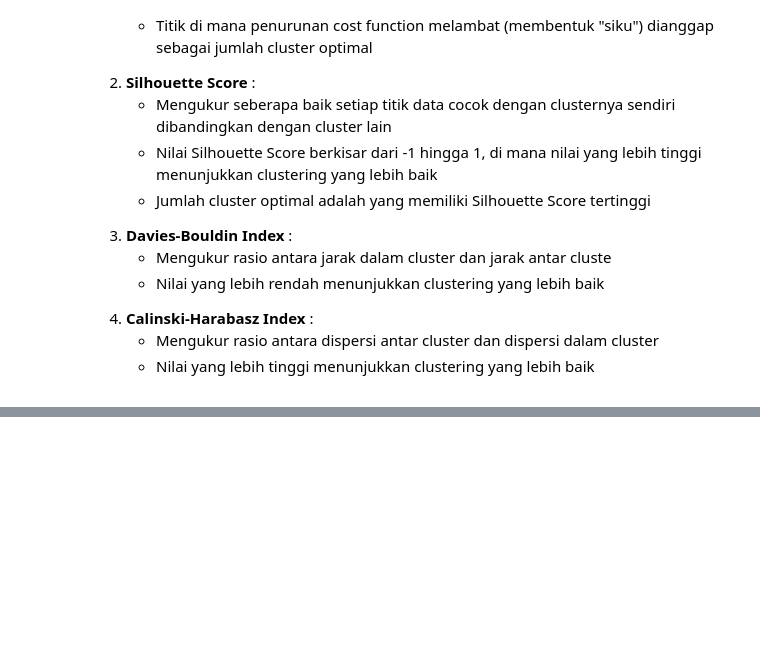
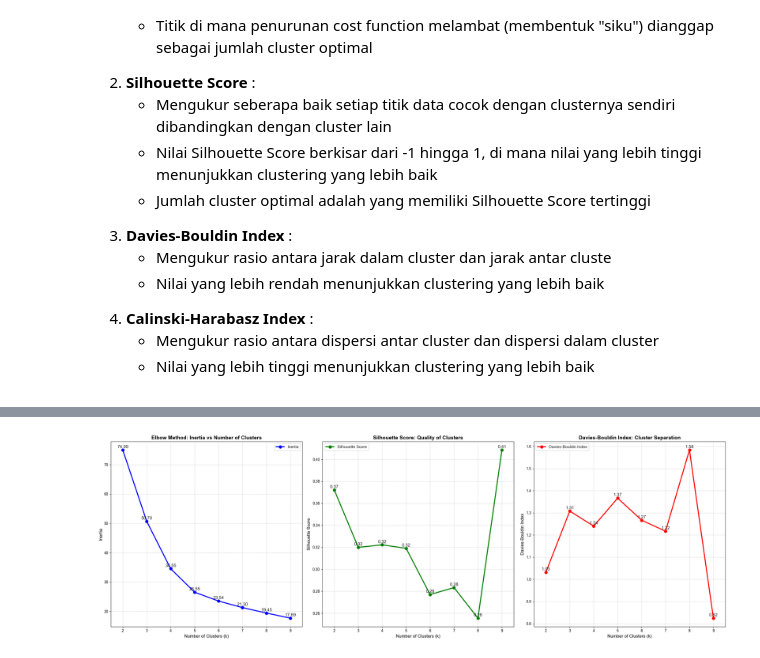
Before and after one commit to UsepSyaikalArifin/basic_machine_learning, a Jupyter notebook: data_science_in_marketing_customer_segmentation_with_python.ipynb, the cells around one changed output, grey strips where cells are left out. Cells and saved outputs as stored; diff of their text form; code cells hidden in the pictures; blank space fills up the shorter version.

Commit message:
Mencari Jumlah Cluster yang Optimal

```diff
--- a/data_science_in_marketing_customer_segmentation_with_python.ipynb
+++ b/data_science_in_marketing_customer_segmentation_with_python.ipynb
@@ -464,0 +342,93 @@ Optimal K (Davies-Bouldin Index): 5
+# %%
+# Library yang digunakan untuk clustering
+import numpy as np
+import matplotlib.pyplot as plt
+import seaborn as sns
+from sklearn.cluster import KMeans
+from kmodes.kmodes import KModes
+from kmodes.kprototypes import KPrototypes
+from sklearn.metrics import silhouette_score, davies_bouldin_score, calinski_harabasz_score
+
+# Membuat variable kolom_kategorikal
+categorical_columns = [0, 1, 2]  # Indeks kolom kategorikal
+
+# Parameter clustering
+cluster_range = range(2, 10)  # Jumlah cluster yang diuji
+
+# Menyimpan hasil evaluasi
+inertia_values = []
+silhouette_scores = []
+davies_bouldin_scores = []
+
+for k in cluster_range:
+    # Inisialisasi K-Prototypes
+    kproto = KPrototypes(n_clusters=k, random_state=42)
+
+    # Fit data
+    labels = kproto.fit_predict(df_model, categorical=categorical_columns)
+
+    # Simpan inertia
+    inertia_values.append(kproto.cost_)
+
+    # Silhouette Score (untuk data campuran, hanya jika k > 1)
+    if k > 1:
+        silhouette_scores.append(silhouette_score(df_model, labels, metric="euclidean"))
+    else:
+        silhouette_scores.append(0)  # Tidak valid untuk k=1
+
+    # Davies-Bouldin Index
+    davies_bouldin_scores.append(davies_bouldin_score(df_model, labels))
+
+# Menentukan jumlah cluster optimal berdasarkan ketiga metrik
+optimal_elbow = 5
+optimal_silhouette = 9
+optimal_davies_bouldin = 9
+
+# Menampilkan hasil evaluasi dengan visualisasi yang lebih menarik
+fig, axs = plt.subplots(1, 3, figsize=(24, 8), dpi=100)
+sns.set(style="whitegrid")
+
+# Elbow Method Plot
+sns.pointplot(x=list(cluster_range), y=inertia_values, ax=axs[0], color="blue", markers="o", label="Inertia")
+# axs[0].axvline(x=optimal_elbow, color='orange', linestyle='--', label=f'Optimal k = {optimal_elbow}')
+axs[0].set_title('Elbow Method: Inertia vs Number of Clusters', fontsize=14, fontweight='bold')
+axs[0].set_xlabel('Number of Clusters (k)', fontsize=12)
+axs[0].set_ylabel('Inertia', fontsize=12)
+axs[0].grid(True, linestyle='--', alpha=0.6)
+axs[0].legend()
+
+# Silhouette Score Plot
+sns.pointplot(x=list(cluster_range), y=silhouette_scores, ax=axs[1], color="green", markers="o", label="Silhouette Score")
+# axs[1].axvline(x=optimal_silhouette, color='orange', linestyle='--', label=f'Optimal k = {optimal_silhouette}')
+axs[1].set_title('Silhouette Score: Quality of Clusters', fontsize=14, fontweight='bold')
+axs[1].set_xlabel('Number of Clusters (k)', fontsize=12)
+axs[1].set_ylabel('Silhouette Score', fontsize=12)
+axs[1].grid(True, linestyle='--', alpha=0.6)
+axs[1].legend()
+
+# Davies-Bouldin Index Plot
+sns.pointplot(x=list(cluster_range), y=davies_bouldin_scores, ax=axs[2], color="red", markers="o", label="Davies-Bouldin Index")
+# axs[2].axvline(x=optimal_davies_bouldin, color='orange', linestyle='--', label=f'Optimal k = {optimal_davies_bouldin}')
+axs[2].set_title('Davies-Bouldin Index: Cluster Separation', fontsize=14, fontweight='bold')
+axs[2].set_xlabel('Number of Clusters (k)', fontsize=12)
+axs[2].set_ylabel('Davies-Bouldin Index', fontsize=12)
+axs[2].grid(True, linestyle='--', alpha=0.6)
+axs[2].legend()
+
+# Tambahkan anotasi pada plot
+for i, value in enumerate(inertia_values):
+    axs[0].annotate(f'{value:.2f}', (i, inertia_values[i]), textcoords="offset points", xytext=(0, 5), ha='center')
+for i, value in enumerate(silhouette_scores):
+    axs[1].annotate(f'{value:.2f}', (i, silhouette_scores[i]), textcoords="offset points", xytext=(0, 5), ha='center')
+for i, value in enumerate(davies_bouldin_scores):
+    axs[2].annotate(f'{value:.2f}', (i, davies_bouldin_scores[i]), textcoords="offset points", xytext=(0, 5), ha='center')
+
+# Tampilkan plot
+plt.tight_layout()
+plt.show()
+
+print(f"Optimal Clusters (Elbow Method): {optimal_elbow}")
+print(f"Optimal Clusters (Silhouette Score): {optimal_silhouette}")
+print(f"Optimal Clusters (Davies-Bouldin Index): {optimal_davies_bouldin}")
+# %% [output]
+[figure, added]
```
Also changed, not shown: parts of 3 cells of this notebook.
